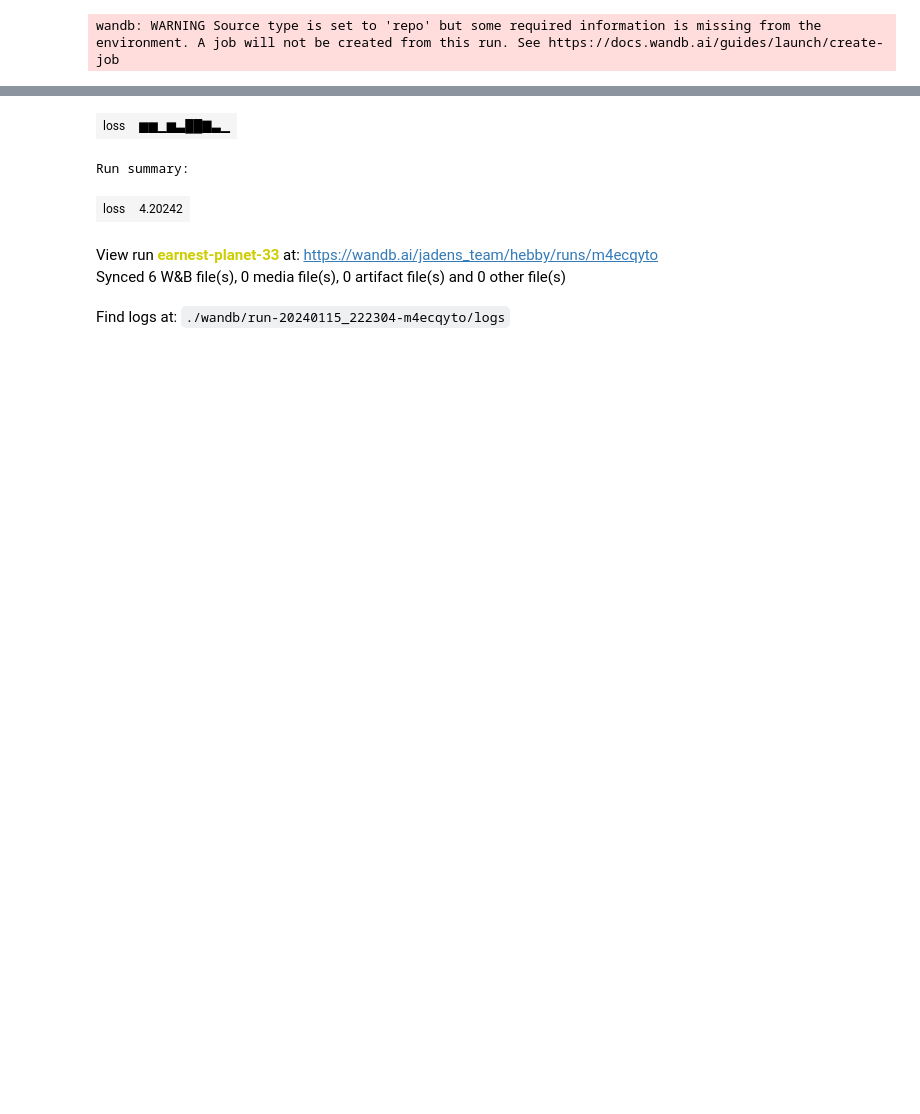
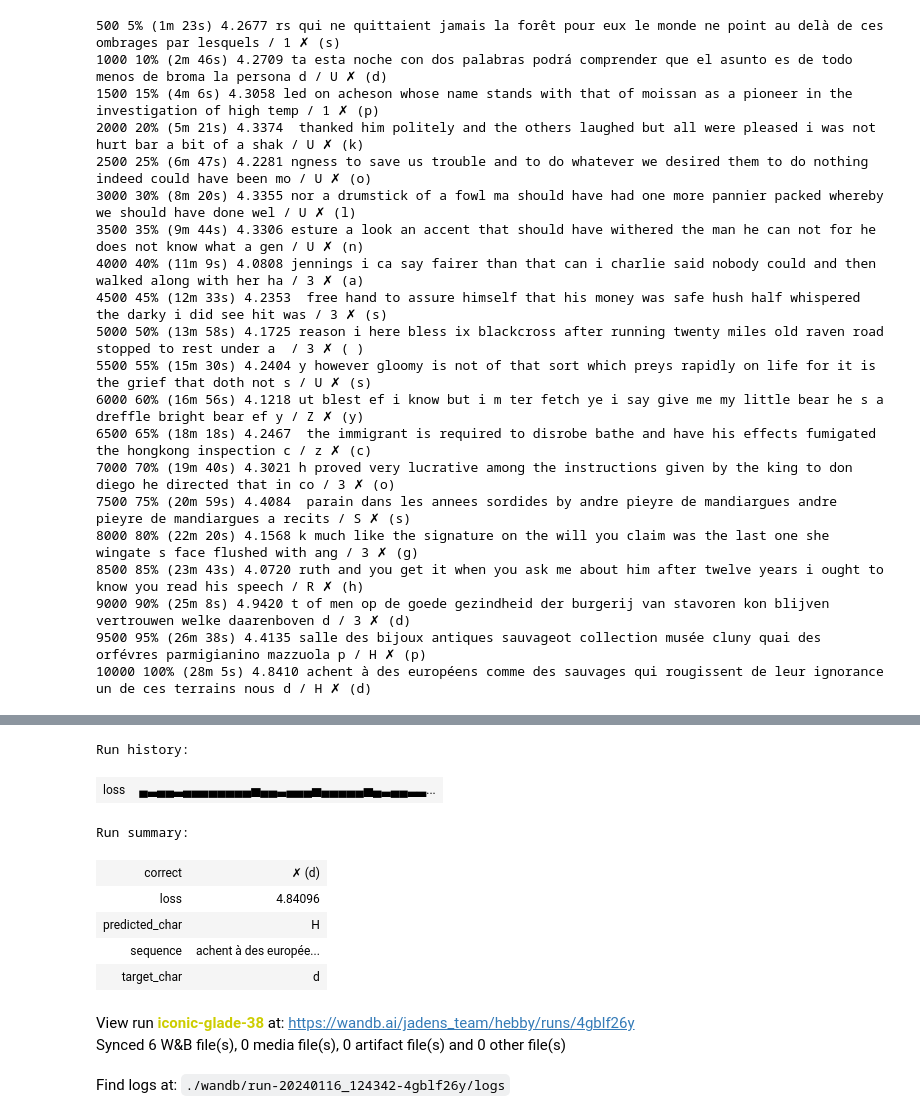
Before and after one commit to jaded0/memory_encoding, a Jupyter notebook: hebby.ipynb, the cells around one changed output, grey strips where cells are left out. Cells and saved outputs as stored; diff of their text form; code cells hidden in the pictures; blank space fills up the shorter version.

```diff
--- a/hebby.ipynb
+++ b/hebby.ipynb
@@ -5,7 +5,7 @@ import numpy as np
 import torch
 
 # Instantiate the dataset
-text_dataset = TextDataset(directory='data/SPGC-tokens-2018-07-18/', sequence_length=10)
+text_dataset = TextDataset(directory='data/SPGC-tokens-2018-07-18/', sequence_length=100)
 print(f"Dataset created with {len(text_dataset)} sequences.")
 
 # Define chars using keys of char_to_idx
@@ -48,11 +54,11 @@ randomTrainingExample()
 # %%
 learning_rate = 0.005 # If you set this too high, it might explode. If too low, it might not learn
-imprint_rate = 0.00005
+imprint_rate = 0.001
 last_n_rewards = [0]
 last_n_reward_avg = 0
 n_rewards = 100
 stochasticity = 0.0001
-save_frequency = 10  # Save data every 10 characters
+save_frequency = 10000  # Save data every 10 characters
 
 def train(line_tensor):
     global training_instance
@@ -131,9 +137,9 @@ View run at https://wandb.ai/jadens_team/hebby/runs/m4ecqyto
 import time
 import math
 
-n_iters = 10
-print_every = 50
-plot_every = 1
+n_iters = 10000
+print_every = 500
+plot_every = 10
 
 # Keep track of losses for plotting
 current_loss = 0
@@ -168,7 +174,7 @@ for iter in range(1, n_iters + 1):
         target_char = sequence[-1]
         correct = '✓' if predicted_char == target_char else '✗ (%s)' % target_char
         print('%d %d%% (%s) %.4f %s / %s %s' % (iter, iter / n_iters * 100, timeSince(start), loss, sequence, predicted_char, correct))
-        wandb.log({"correct": correct, "predicted_char": predicted_char, "target_char": target_char, "sequence": sequence})
+        # wandb.log({"correct": correct, "predicted_char": predicted_char, "target_char": target_char, "sequence": sequence})
 
         # also print some weights:
         # print("i2h weights:", rnn.i2h.weight)
@@ -182,4 +188,23 @@ for iter in range(1, n_iters + 1):
 # [optional] finish the wandb run, necessary in notebooks
 wandb.finish()
 # %% [output]
-wandb: WARNING Source type is set to 'repo' but some required information is missing from the environment. A job will not be created from this run. See https://docs.wandb.ai/guides/launch/create-job
+500 5% (1m 23s) 4.2677 rs qui ne quittaient jamais la forêt pour eux le monde ne point au delà de ces ombrages par lesquels / 1 ✗ (s)
+1000 10% (2m 46s) 4.2709 ta esta noche con dos palabras podrá comprender que el asunto es de todo menos de broma la persona d / U ✗ (d)
+1500 15% (4m 6s) 4.3058 led on acheson whose name stands with that of moissan as a pioneer in the investigation of high temp / 1 ✗ (p)
+2000 20% (5m 21s) 4.3374  thanked him politely and the others laughed but all were pleased i was not hurt bar a bit of a shak / U ✗ (k)
+2500 25% (6m 47s) 4.2281 ngness to save us trouble and to do whatever we desired them to do nothing indeed could have been mo / U ✗ (o)
+3000 30% (8m 20s) 4.3355 nor a drumstick of a fowl ma should have had one more pannier packed whereby we should have done wel / U ✗ (l)
+3500 35% (9m 44s) 4.3306 esture a look an accent that should have withered the man he can not for he does not know what a gen / U ✗ (n)
+4000 40% (11m 9s) 4.0808 jennings i ca say fairer than that can i charlie said nobody could and then walked along with her ha / 3 ✗ (a)
+4500 45% (12m 33s) 4.2353  free hand to assure himself that his money was safe hush half whispered the darky i did see hit was / 3 ✗ (s)
+5000 50% (13m 58s) 4.1725 reason i here bless ix blackcross after running twenty miles old raven road stopped to rest under a  / 3 ✗ ( )
+5500 55% (15m 30s) 4.2404 y however gloomy is not of that sort which preys rapidly on life for it is the grief that doth not s / U ✗ (s)
+6000 60% (16m 56s) 4.1218 ut blest ef i know but i m ter fetch ye i say give me my little bear he s a dreffle bright bear ef y / Z ✗ (y)
+6500 65% (18m 18s) 4.2467  the immigrant is required to disrobe bathe and have his effects fumigated the hongkong inspection c / z ✗ (c)
+7000 70% (19m 40s) 4.3021 h proved very lucrative among the instructions given by the king to don diego he directed that in co / 3 ✗ (o)
+7500 75% (20m 59s) 4.4084  parain dans les annees sordides by andre pieyre de mandiargues andre pieyre de mandiargues a recits / S ✗ (s)
+8000 80% (22m 20s) 4.1568 k much like the signature on the will you claim was the last one she wingate s face flushed with ang / 3 ✗ (g)
+8500 85% (23m 43s) 4.0720 ruth and you get it when you ask me about him after twelve years i ought to know you read his speech / R ✗ (h)
+9000 90% (25m 8s) 4.9420 t of men op de goede gezindheid der burgerij van stavoren kon blijven vertrouwen welke daarenboven d / 3 ✗ (d)
+9500 95% (26m 38s) 4.4135 salle des bijoux antiques sauvageot collection musée cluny quai des orfévres parmigianino mazzuola p / H ✗ (p)
+10000 100% (28m 5s) 4.8410 achent à des européens comme des sauvages qui rougissent de leur ignorance un de ces terrains nous d / H ✗ (d)
@@ -187,9 +212,14 @@ Run history:
+Run history:
-| loss | ▆▆▁▆▃██▇▃▁ |
+| loss | ▄▃▄▄▃▄▄▄▄▄▄▄▄▅▄▄▃▄▄▄▅▄▄▄▄▄▅▄▃▄▄▃▃... |
-Run summary:
+Run summary:
-| loss | 4.20242 |
+| correct | ✗ (d) |
+| loss | 4.84096 |
+| predicted_char | H |
+| sequence | achent à des europée... |
+| target_char | d |
-View run earnest-planet-33 at: https://wandb.ai/jadens_team/hebby/runs/m4ecqyto
+View run iconic-glade-38 at: https://wandb.ai/jadens_team/hebby/runs/4gblf26y
 Synced 6 W&B file(s), 0 media file(s), 0 artifact file(s) and 0 other file(s)
-Find logs at: ./wandb/run-20240115_222304-m4ecqyto/logs
+Find logs at: ./wandb/run-20240116_124342-4gblf26y/logs
 # %%
 import matplotlib.pyplot as plt
 
```
Also changed, not shown: parts of 9 cells of this notebook, 3 other files.
